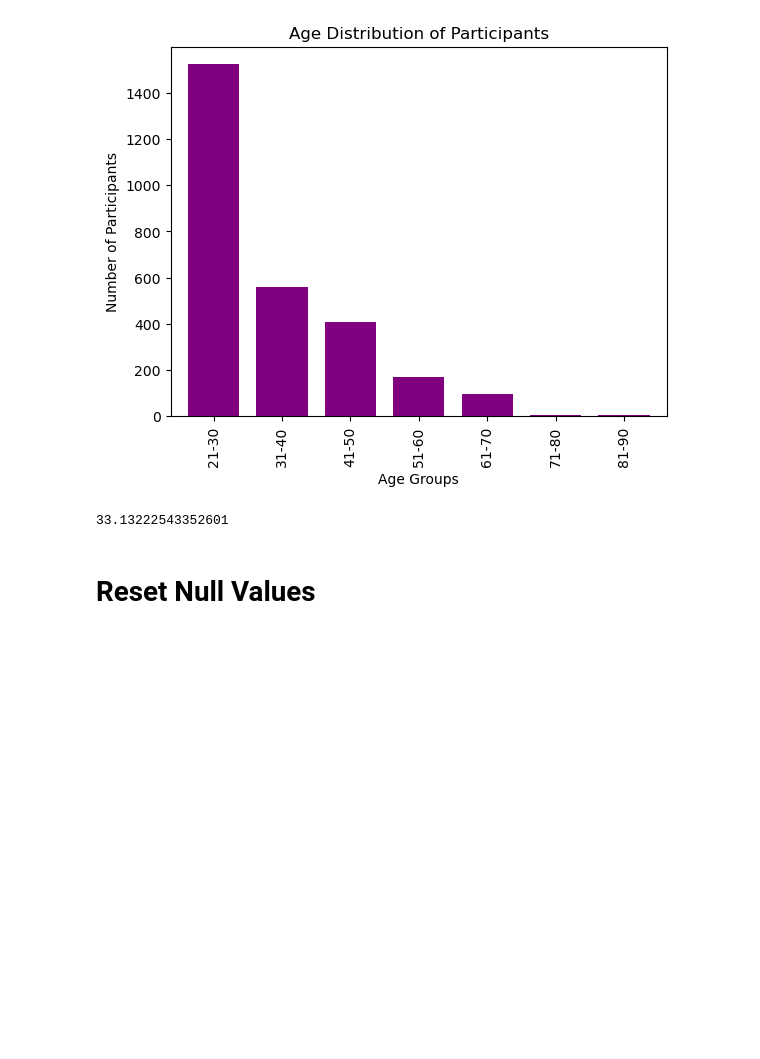
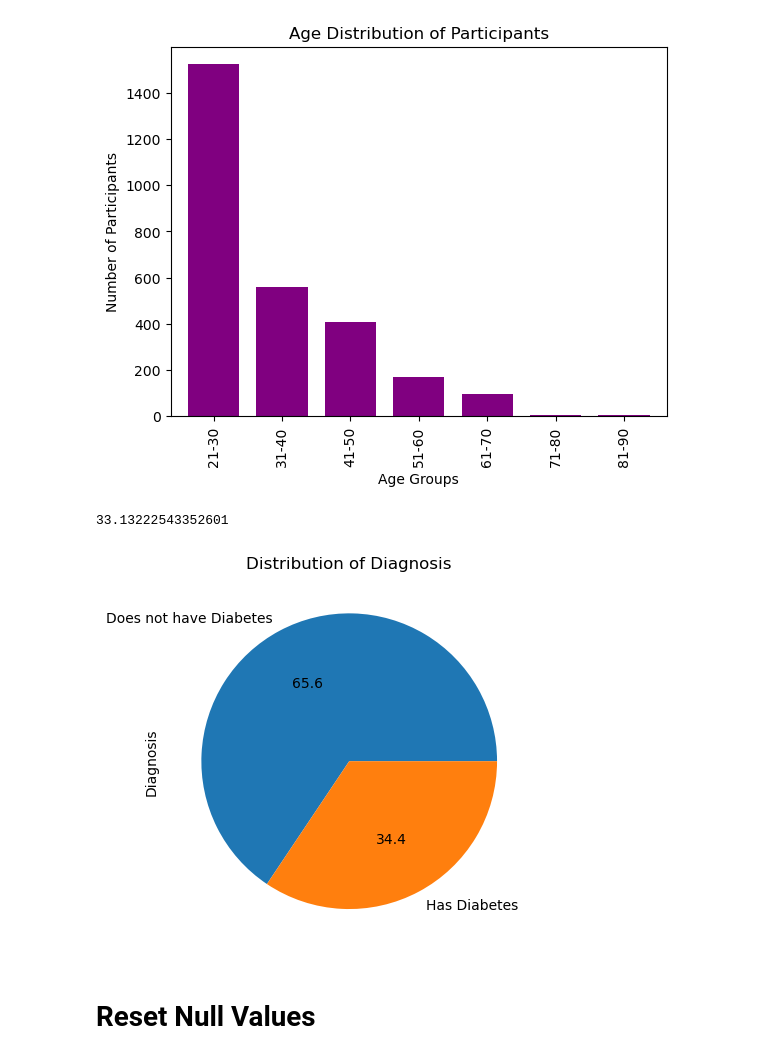
Before and after one commit to jmsavage2008/project-one, a Jupyter notebook: Project 1 Data Cleaning.ipynb, the cells around one changed output. Cells and saved outputs as stored; diff of their text form; code cells hidden in the pictures; blank space fills up the shorter version.

```diff
--- a/Project 1 Data Cleaning.ipynb
+++ b/Project 1 Data Cleaning.ipynb
@@ -215,6 +218,19 @@ plt.show()
 data_set_final_df["Age"].mean()
 # %% [output]
 33.13222543352601
+# %%
+#Pie Chart with Diabetes vs not
+#Count up items per outcome
+outcomes_counts = data_set_final_df["Outcome"].value_counts()
+
+#Define labels
+labels = ["Does not have Diabetes", "Has Diabetes"]
+#Plot
+outcomes_counts.plot(kind="pie", labels=labels, ylabel = "Diagnosis", autopct="%1.1f", title="Distribution of Diagnosis")
+plt.savefig("Images/Fig2.png")
+plt.show()
+# %% [output]
+[figure, added]
 # %% [markdown]
 # Reset Null Values
 # %%
```
Also changed, not shown: parts of 27 cells of this notebook, 10 other files.
